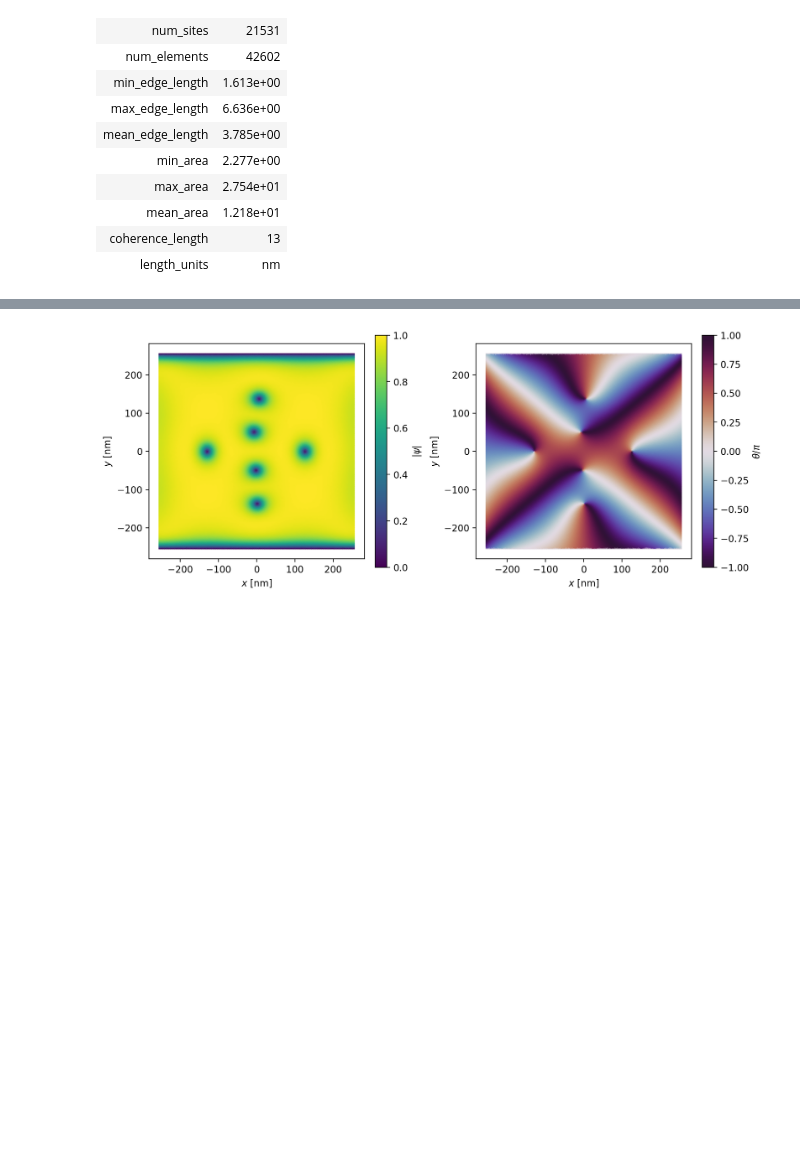
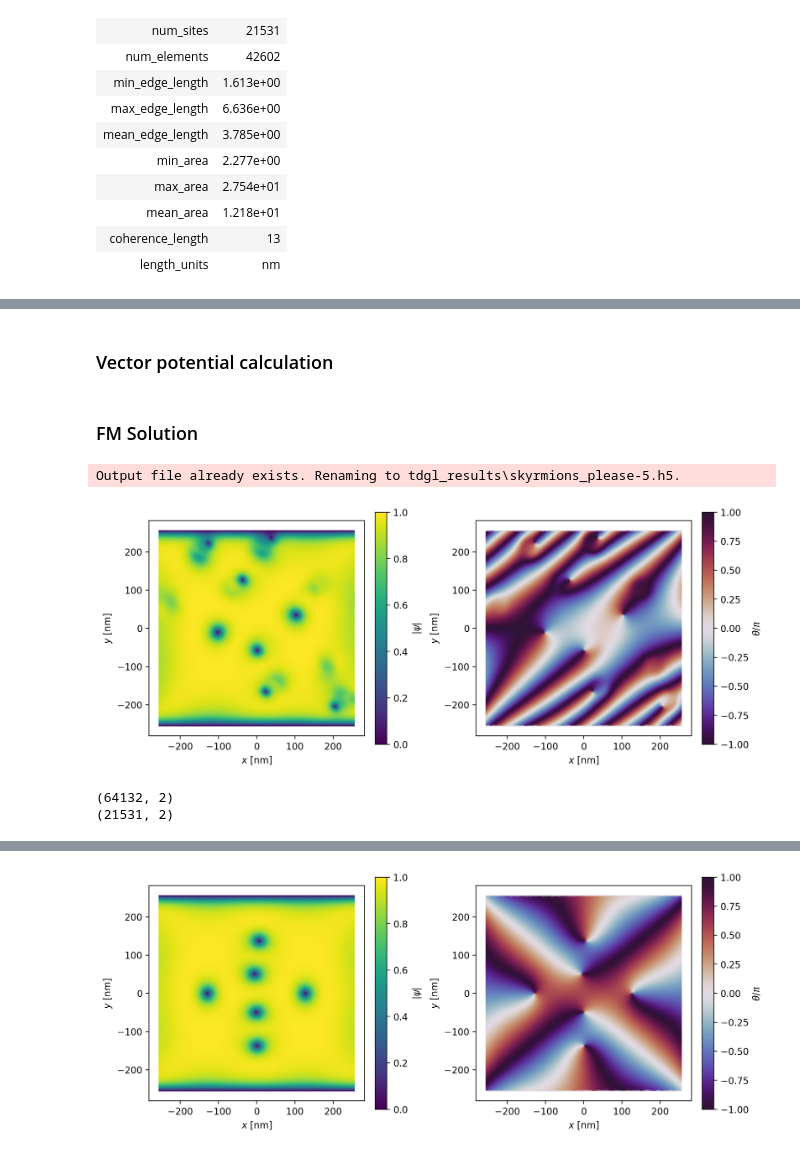
Before and after one commit to jschen6178/tdgl, a Jupyter notebook: tdgl.ipynb, the cells around one changed output, grey strips where cells are left out. Drawn from its saved outputs; the diff is of its cells as text; code cells hidden in the pictures; blank space fills up the shorter version.

```diff
--- a/tdgl.ipynb
+++ b/tdgl.ipynb
@@ -3,7 +3,9 @@
 
 import os
 import tempfile
+import pint
 
+ureg = pint.UnitRegistry()
 os.environ["OPENBLAS_NUM_THREADS"] = "1"
 
 from IPython.display import HTML, display
@@ -137,11 +100,0 @@ Output file already exists. Renaming to tdgl_results\weak-link-zero-field-4.h5.
-# %%
-fig, axes = plt.subplots(1, 2, figsize=(6, 4))
-
-_ = zero_field_solution.plot_currents(ax=axes[0], streamplot=False)
-_ = zero_field_solution.plot_currents(ax=axes[1])
-# Define the coordinates at which to evaluate the sheet current density
-x = np.linspace(-total_width / 2, total_width / 2, 401)
-y = 2 * np.ones_like(x)
-cross_section = np.array([x, y]).T
-for ax in axes:
-    _ = ax.plot(x, y, "C1--")
@@ -149,0 +210,2 @@ for ax in axes:
+# %% [markdown]
+### Vector potential calculation
@@ -150,3 +326,32 @@ for ax in axes:
+# %% [markdown]
+### FM Solution
+# %%
+options = tdgl.SolverOptions(
+    solve_time=400,
+    output_file=os.path.join("tdgl_results", "skyrmions_please.h5"),
+    field_units="T",
+    current_units="uA",
+    gpu=True,
+)
+from fmfield import FMField
+mumax_solution = tdgl.solve(
+    device,
+    options,
+    applied_vector_potential=FMField(),
+    terminal_currents=dict(source=0, drain=-0),
+)
+# %% [output]
+Output file already exists. Renaming to tdgl_results\skyrmions_please-5.h5.
+# %%
+fig, axes   = mumax_solution.plot_order_parameter(figsize=(10, 4))
+# %% [output]
+[figure, added]
+# %%
+print(np.shape(device.mesh.edge_mesh.edges))
+print(np.shape(device.mesh.sites))
+# %% [output]
+(64132, 2)
+(21531, 2)
 # %%
 options = tdgl.SolverOptions(
     solve_time=200,
```
Also changed, not shown: parts of 14 cells of this notebook, 58 other files.
